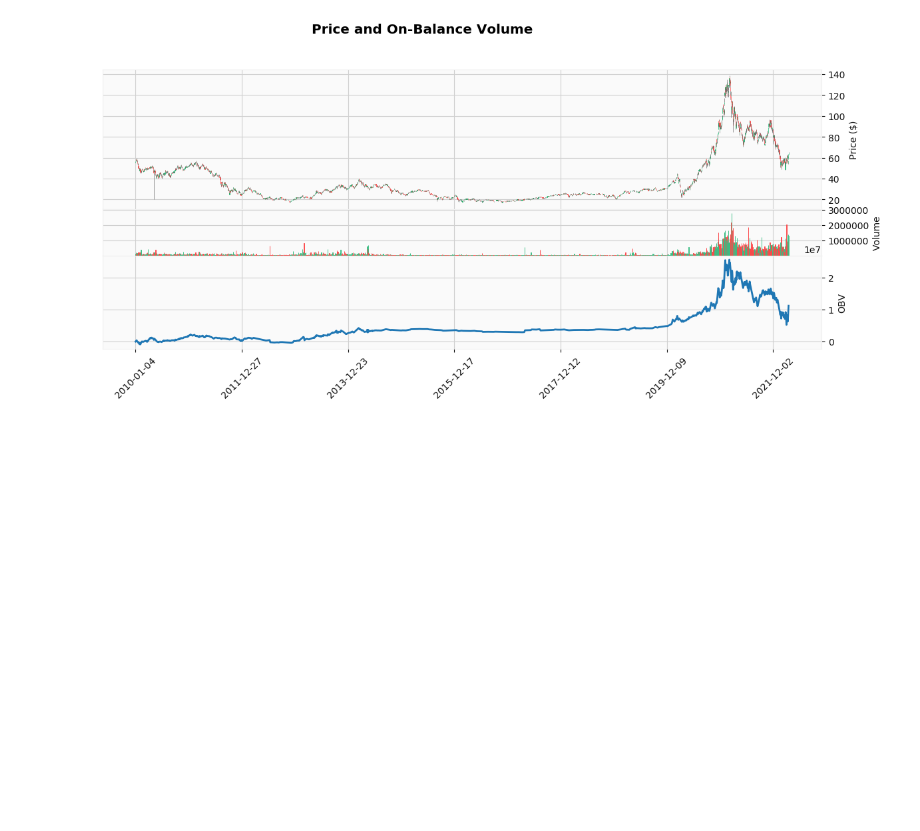
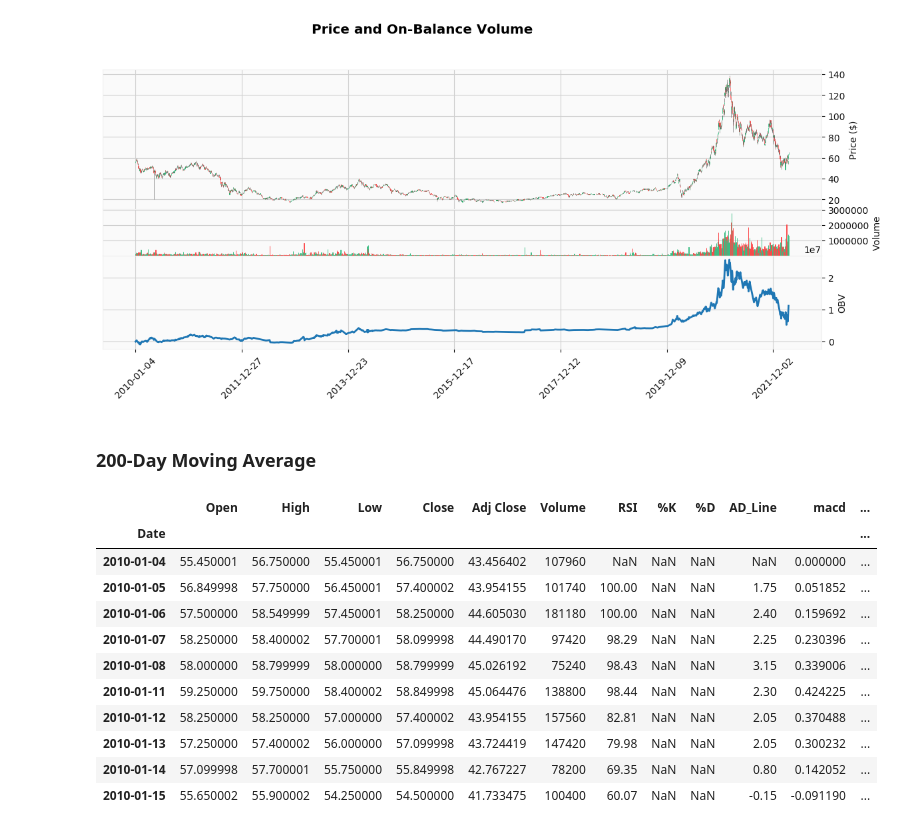
Before and after one commit to SanjulaMeneripitiya/A-Random-Forests-Approach-to-Predicting-Clean-Energy-Stock-Prices---Rebid, a Jupyter notebook: A Random Forests Approach to Predicting Clean Energy Stock Prices - Rebid.ipynb, the cells around one changed output. Cells and saved outputs as stored; diff of their text form; code cells hidden in the pictures; blank space fills up the shorter version.

```diff
--- a/A Random Forests Approach to Predicting Clean Energy Stock Prices - Rebid.ipynb
+++ b/A Random Forests Approach to Predicting Clean Energy Stock Prices - Rebid.ipynb
@@ -199,3 +199,22 @@ def plot_obv(df):
 plot_obv(df)
 # %% [output]
 [figure]
+# %% [markdown]
+### 200-Day Moving Average
+# %%
+df['SMA_200'] = df['Close'].rolling(window=200).mean()
+# %%
+df.head(10)
+# %% [output]
+|  | Open | High | Low | Close | Adj Close | Volume | RSI | %K | %D | AD_Line | macd | ... |
+| Date |  |  |  |  |  |  |  |  |  |  |  | ... |
+| 2010-01-04 | 55.450001 | 56.750000 | 55.450001 | 56.750000 | 43.456402 | 107960 | NaN | NaN | NaN | NaN | 0.000000 | ... |
+| 2010-01-05 | 56.849998 | 57.750000 | 56.450001 | 57.400002 | 43.954155 | 101740 | 100.00 | NaN | NaN | 1.75 | 0.051852 | ... |
+| 2010-01-06 | 57.500000 | 58.549999 | 57.450001 | 58.250000 | 44.605030 | 181180 | 100.00 | NaN | NaN | 2.40 | 0.159692 | ... |
+| 2010-01-07 | 58.250000 | 58.400002 | 57.700001 | 58.099998 | 44.490170 | 97420 | 98.29 | NaN | NaN | 2.25 | 0.230396 | ... |
+| 2010-01-08 | 58.000000 | 58.799999 | 58.000000 | 58.799999 | 45.026192 | 75240 | 98.43 | NaN | NaN | 3.15 | 0.339006 | ... |
+| 2010-01-11 | 59.250000 | 59.750000 | 58.400002 | 58.849998 | 45.064476 | 138800 | 98.44 | NaN | NaN | 2.30 | 0.424225 | ... |
+| 2010-01-12 | 58.250000 | 58.250000 | 57.000000 | 57.400002 | 43.954155 | 157560 | 82.81 | NaN | NaN | 2.05 | 0.370488 | ... |
+| 2010-01-13 | 57.250000 | 57.400002 | 56.000000 | 57.099998 | 43.724419 | 147420 | 79.98 | NaN | NaN | 2.05 | 0.300232 | ... |
+| 2010-01-14 | 57.099998 | 57.700001 | 55.750000 | 55.849998 | 42.767227 | 78200 | 69.35 | NaN | NaN | 0.80 | 0.142052 | ... |
+| 2010-01-15 | 55.650002 | 55.900002 | 54.250000 | 54.500000 | 41.733475 | 100400 | 60.07 | NaN | NaN | -0.15 | -0.091190 | ... |
```
Also changed, not shown: parts of 5 cells of this notebook.
